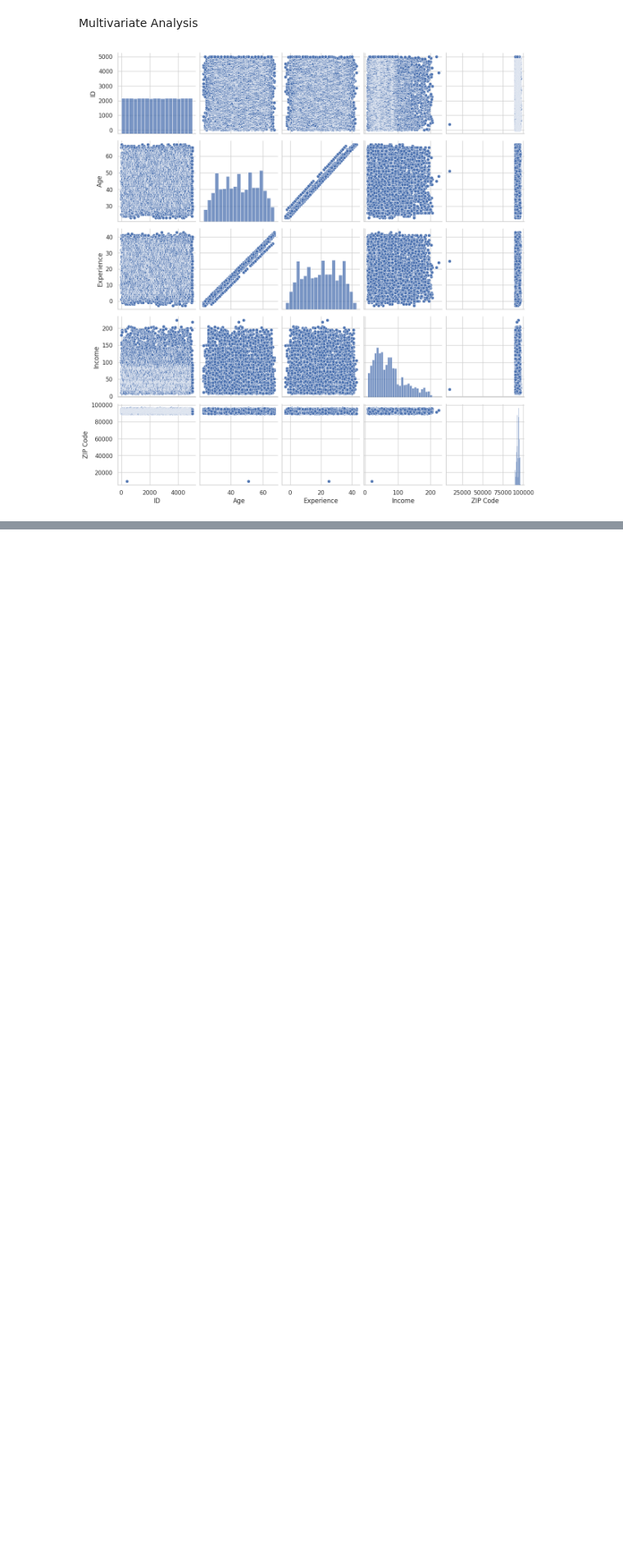
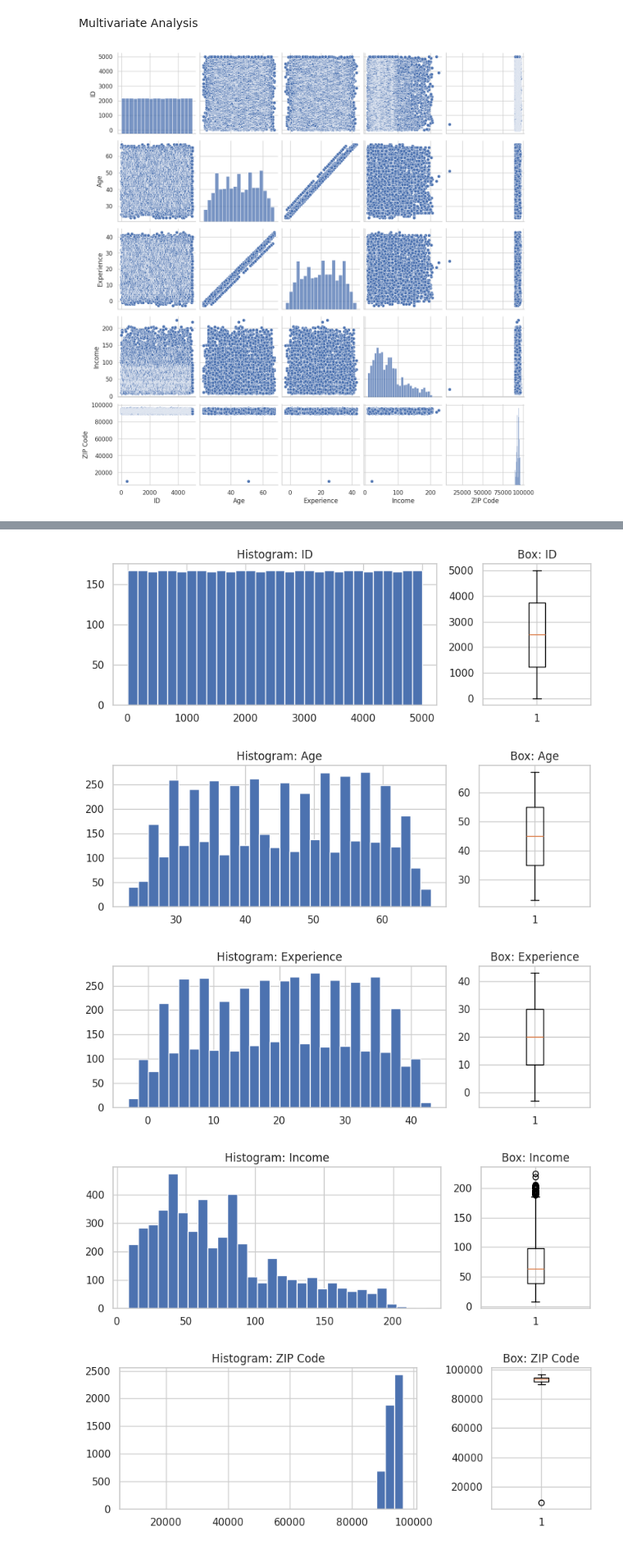
Before and after one commit to aryan802/EDA_Project_Collab_Notebook, a Jupyter notebook: 22BDS0266.ipynb, the cells around one changed output, grey strips where cells are left out. Shown at 82% size. Saved outputs shown, nothing was run; the diff lists cells and outputs as text; code cells hidden in the pictures; blank space fills up the shorter version.

```diff
--- a/22BDS0266.ipynb
+++ b/22BDS0266.ipynb
@@ -199,0 +208,3 @@ if len(cat_cols) >= 2:
+# %%
+url = "https://raw.githubusercontent.com/salemprakash/EDA/main/Data/credit%20card.csv"
+df = pd.read_csv(url, na_values=['?'])
@@ -199,0 +244,6 @@ if len(cat_cols) >= 2:
+# %%
+# Column lists
+numeric_cols = df.select_dtypes(include=[np.number]).columns.tolist()
+cat_cols = df.select_dtypes(exclude=[np.number]).columns.tolist()
+print("Numeric cols:", numeric_cols)
+print("Categorical cols:", cat_cols)
@@ -199,0 +283,16 @@ if len(cat_cols) >= 2:
+# %%
+# Plot histogram + box for each numeric column (one figure per variable)
+for col in numeric_cols:
+    fig, (ax_hist, ax_box) = plt.subplots(1,2, figsize=(8,3), gridspec_kw={'width_ratios':[3,1]})
+    ax_hist.hist(df[col].dropna(), bins=30)
+    ax_hist.set_title(f"Histogram: {col}")
+    ax_box.boxplot(df[col].dropna(), vert=True)
+    ax_box.set_title(f"Box: {col}")
+    plt.tight_layout()
+    plt.show()
+# %% [output]
+[figure, added]
+[figure, added]
+[figure, added]
+[figure, added]
+[figure, added]
```
Also changed, not shown: parts of 23 cells of this notebook.
